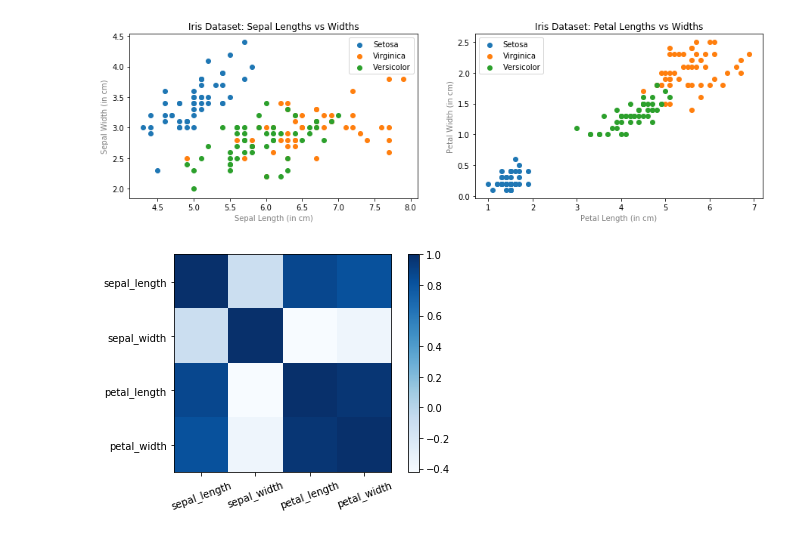
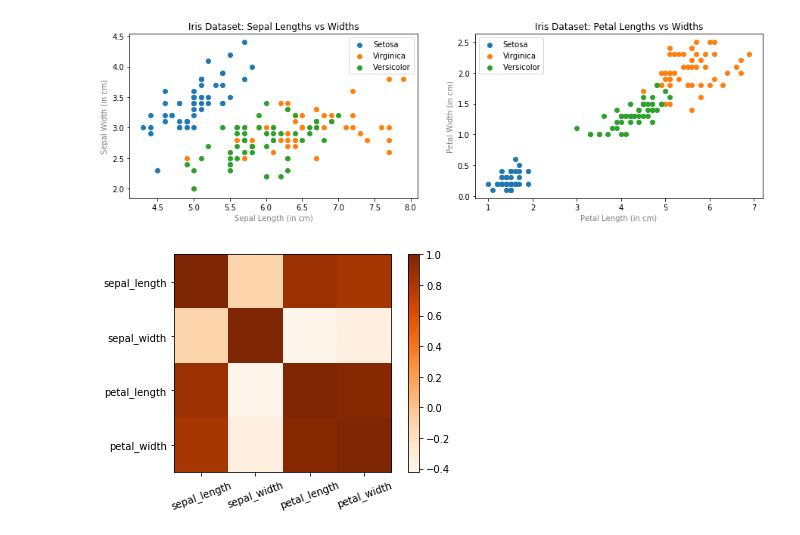
Before and after one commit to NihalShriv/ML-Libs-Learning, a Jupyter notebook: Matplotlib.ipynb, the cells around one changed output. Drawn from its saved outputs; the diff is of its cells as text; code cells hidden in the pictures.

```diff
--- a/Matplotlib.ipynb
+++ b/Matplotlib.ipynb
@@ -129,10 +129,10 @@ plt.show()
 [figure]
 # %%
 corr = pd.DataFrame(df.corr())
-plt.imshow(corr, cmap='Blues')
+plt.imshow(corr, cmap='Oranges')
 plt.colorbar()
 plt.xticks(range(len(corr)),corr.columns, rotation=20)
 plt.yticks(range(len(corr)),corr.index)
 plt.show()
 # %% [output]
-[figure, old version]
+[figure, new version]
```
Also changed, not shown: parts of 4 cells of this notebook, 2 other files.
